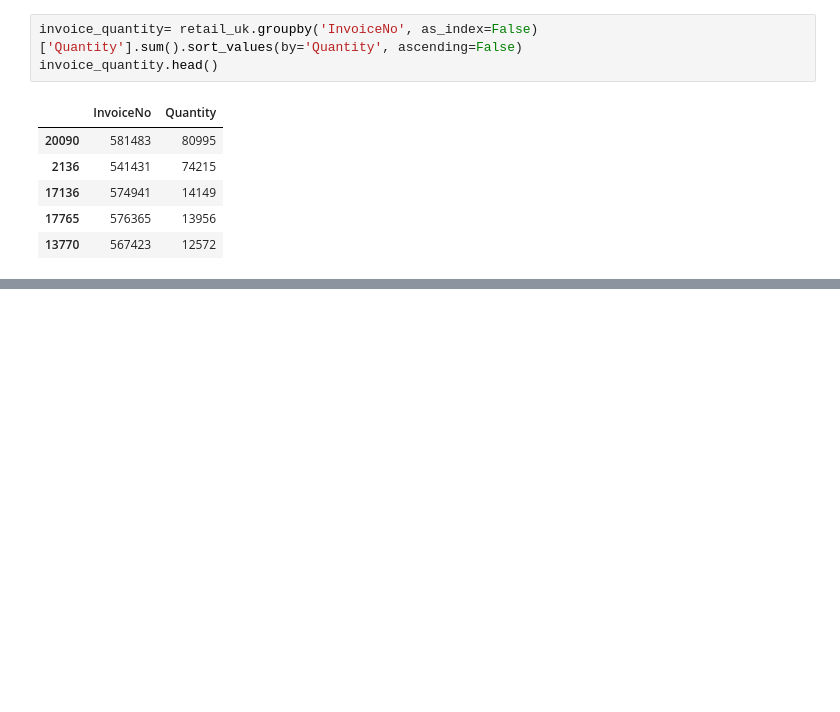
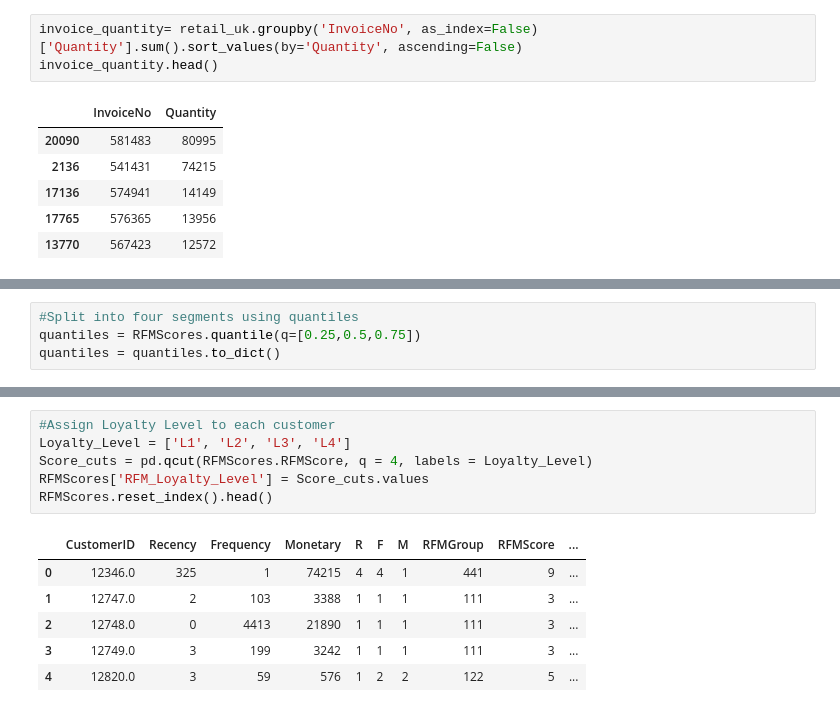
Before and after one commit to shivankb/ML-Clustering, a Jupyter notebook: online_retail_customer_segmentation.ipynb, the cells around one changed output, grey strips where cells are left out. Saved outputs shown, nothing was run; the diff lists cells and outputs as text; blank space fills up the shorter version.

```diff
--- a/online_retail_customer_segmentation.ipynb
+++ b/online_retail_customer_segmentation.ipynb
@@ -438,0 +643,4 @@ As we can see that Uk has the most customers as well as they generate the max re
+# %%
+#Split into four segments using quantiles
+quantiles = RFMScores.quantile(q=[0.25,0.5,0.75])
+quantiles = quantiles.to_dict()
@@ -438,0 +703,13 @@ As we can see that Uk has the most customers as well as they generate the max re
+# %%
+#Assign Loyalty Level to each customer
+Loyalty_Level = ['L1', 'L2', 'L3', 'L4']
+Score_cuts = pd.qcut(RFMScores.RFMScore, q = 4, labels = Loyalty_Level)
+RFMScores['RFM_Loyalty_Level'] = Score_cuts.values
+RFMScores.reset_index().head()
+# %% [output]
+|  | CustomerID | Recency | Frequency | Monetary | R | F | M | RFMGroup | RFMScore | ... |
+| 0 | 12346.0 | 325 | 1 | 74215 | 4 | 4 | 1 | 441 | 9 | ... |
+| 1 | 12747.0 | 2 | 103 | 3388 | 1 | 1 | 1 | 111 | 3 | ... |
+| 2 | 12748.0 | 0 | 4413 | 21890 | 1 | 1 | 1 | 111 | 3 | ... |
+| 3 | 12749.0 | 3 | 199 | 3242 | 1 | 1 | 1 | 111 | 3 | ... |
+| 4 | 12820.0 | 3 | 59 | 576 | 1 | 2 | 2 | 122 | 5 | ... |
```
Also changed, not shown: parts of 33 cells of this notebook.
